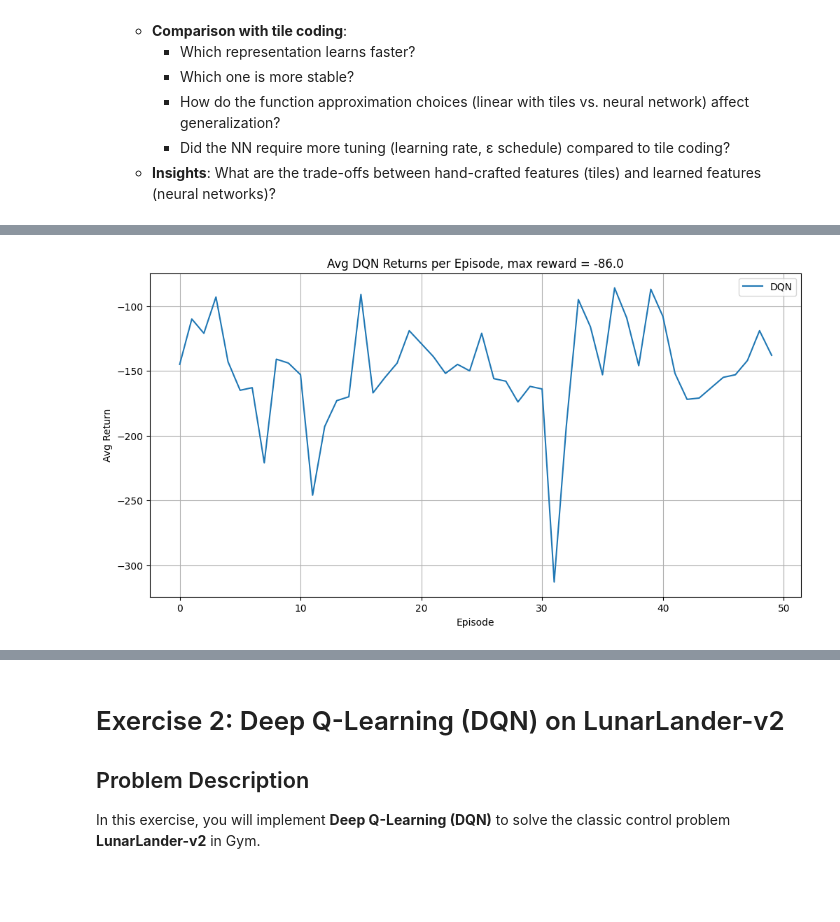
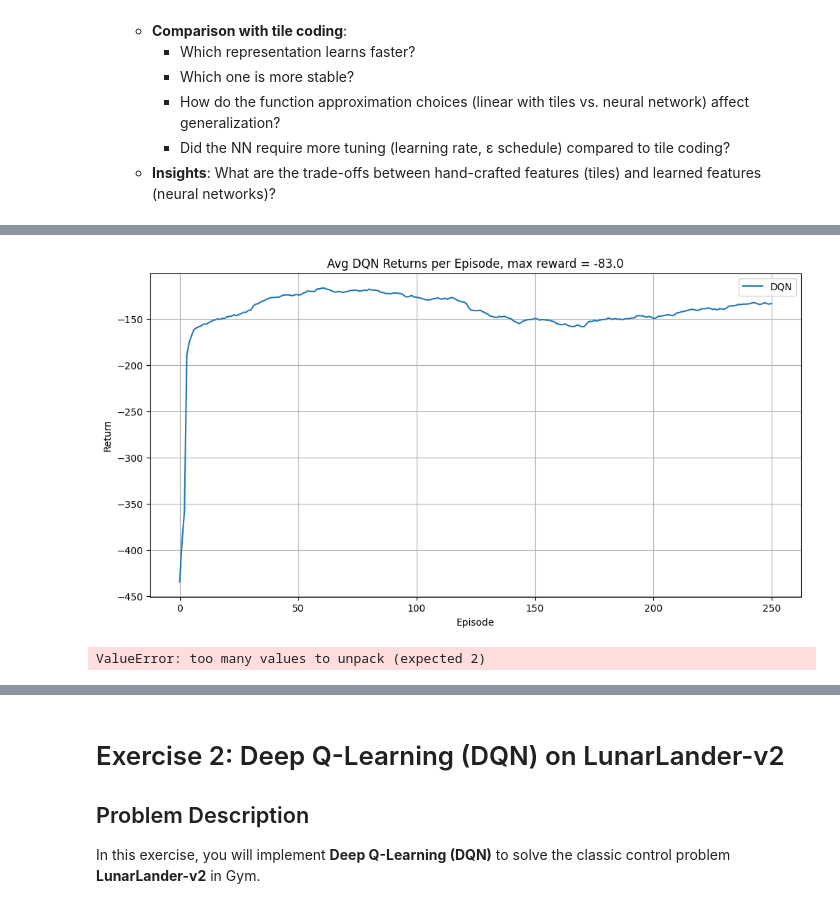
Before and after one commit to subhadeepk/cse437-assignments, a Jupyter notebook: lab6_nonlinear.ipynb, the cells around one changed output, grey strips where cells are left out. Saved outputs shown, nothing was run; the diff lists cells and outputs as text; code cells hidden in the pictures.

```diff
--- a/lab6_nonlinear.ipynb
+++ b/lab6_nonlinear.ipynb
@@ -167,7 +167,7 @@ def train_dqn():
 ## MAIN Loop ###
 rewards_dqn = []
 replay_buffer = []
-num_episodes = 500
+num_episodes = 300
 
 for episode in range(num_episodes):
 
@@ -175,7 +175,7 @@ for episode in range(num_episodes):
   total_reward = 0
   done = False
   if episode < num_episodes - 10:
-    epsilon = 1 - episode/num_episodes#0.005
+    epsilon = 0.005 #1 - episode/num_episodes
   else:
     epsilon = 0
 
@@ -193,17 +209,48 @@ for episode in range(num_episodes):
 # %%
-# window_size = 10
-# moving_avg = np.convolve(episode_rewards, np.ones(window_size)/window_size, mode='valid')
+window_size = 50
+moving_avg = np.convolve(rewards_dqn, np.ones(window_size)/window_size, mode='valid')
 maximum_reward = np.max(rewards_dqn)
 
 plt.figure(figsize=(12, 6))
-plt.plot(rewards_dqn, label=f"DQN")
+plt.plot(moving_avg, label=f"DQN")
 plt.xlabel("Episode")
 plt.ylabel("Return")
-plt.title(f"DQN Returns per Episode, max reward = {maximum_reward}")
+plt.title(f"Avg DQN Returns per Episode, max reward = {maximum_reward}")
 plt.legend()
 plt.grid(True)
 plt.show()
 
 env.close()
 # %% [output]
-[figure, old version]
+[figure, new version]
+# %%
+# --- Plot: Final value function max_a Q(s,a) over a 2D grid ---
+import numpy as np
+import matplotlib.pyplot as plt
+import torch
+def plot_value_function(q_net, env, device, pos_points=121, vel_points=121):
+    pos_low, vel_low = env.observation_space.low
+    pos_high, vel_high = env.observation_space.high
+    pos_grid = np.linspace(pos_low, pos_high, pos_points)
+    vel_grid = np.linspace(vel_low, vel_high, vel_points)
+    V = np.zeros((vel_points, pos_points), dtype=np.float32)  # rows: velocity, cols: position
+    q_net.eval()
+    with torch.no_grad():
+        for i_v, v in enumerate(vel_grid):
+            states = np.stack([np.array([p, v], dtype=np.float32) for p in pos_grid], axis=0)
+            states_t = torch.from_numpy(states).to(device)
+            q_vals = q_net(states_t)                         # [pos_points, n_actions]
+            V[i_v, :] = torch.max(q_vals, dim=1).values.cpu().numpy()
+    q_net.train()
+    plt.figure()
+    extent = [pos_low, pos_high, vel_low, vel_high]
+    im = plt.imshow(V, origin="lower", aspect="auto", extent=extent)
+    plt.colorbar(im, label="max_a Q(s, a)")
+    plt.xlabel("Position")
+    plt.ylabel("Velocity")
+    plt.title("DQN Final Value Function: max_a Q(s, a)")
+    plt.show()
+# Call after training:
+plot_value_function(q_net, env, device)
+# %% [output]
+ValueError: too many values to unpack (expected 2)
```
Also changed, not shown: parts of 7 cells of this notebook.
